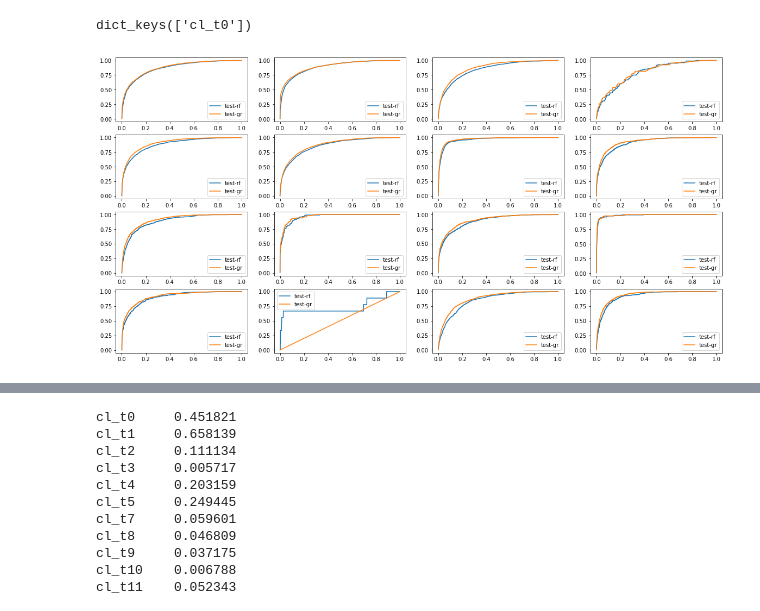
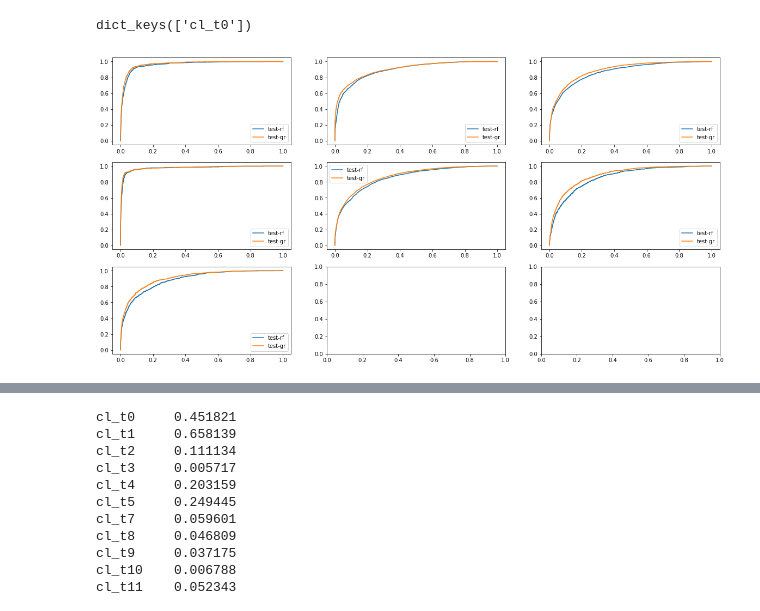
Before and after one commit to Myau5x/anti-recommender, a Jupyter notebook: predicting_cluster-10.ipynb, the cells around one changed output, grey strips where cells are left out. Drawn from its saved outputs; the diff is of its cells as text; code cells hidden in the pictures.

```diff
--- a/predicting_cluster-10.ipynb
+++ b/predicting_cluster-10.ipynb
@@ -61,6 +61,6 @@ biz_cl.shape
 # %%
 biz_cl['how_many_cl'] = 0
-for i in range (18):
+for i in range (10):
     col_new = 'cl_t'+str(i)
     biz_cl['how_many_cl'] += biz_cl[col_new]
 # %%
@@ -129,5 +123,5 @@ biz_cl1[colClust].corr()
 # %%
-mmm = biz_cl1[biz_cl1.columns[24:]].mean(axis = 0)
+mmm = biz_cl1[biz_cl1.columns[16:]].mean(axis = 0)
 # %%
 mmm.describe()
 # %% [output]
@@ -203,5 +206,5 @@ Index(['Unnamed: 0', 'business_id', 'RestaurantsPriceRange2', 'stars',
 # %%
-colPred = biz_cl2.columns[2:4].union( biz_cl2.columns[24:])
+colPred = biz_cl2.columns[2:4].union( biz_cl2.columns[16:])
 colPred
 # %% [output]
 Index(['Acai Bowls', 'Active Life', 'Afghan', 'African', 'American (New)',
@@ -223,9 +226,8 @@ biz_cl2.columns[2:5]
 # %% [output]
 Index(['RestaurantsPriceRange2', 'stars', 'review_count'], dtype='object')
 # %%
-colClust_n = ['cl_t0', 'cl_t1', 'cl_t2', 'cl_t3', 'cl_t4', 'cl_t5',  'cl_t7',
-       'cl_t8', 'cl_t9', 'cl_t10', 'cl_t11', 'cl_t12', 'cl_t13', 'cl_t14',
-        'cl_t16', 'cl_t17']
+colClust_n = ['cl_t0', 'cl_t1',  'cl_t3', 'cl_t4', 'cl_t5',
+       'cl_t8', 'cl_t9']
 # %%
 X = biz_cl2[colPred]
 ####
@@ -440,14 +439,14 @@ dict_keys(['cl_t0'])
 # %%
 2+2
 # %%
-fig, axs = plt.subplots(4,4, figsize = (20,10))
+fig, axs = plt.subplots(3,3, figsize = (20,10))
 for col, ax in zip(colClust_n, axs.flatten()):
     plot_roc_curve(Y_test[col], X_test, clust_model_rf[col], ax,  'test-rf')
     plot_roc_curve(Y_test[col], X_test, clust_model_gr[col], ax,  'test-gr')
 
     ax.legend()
 # %% [output]
-[figure, old version]
+[figure, new version]
 # %%
 for col in colClust_n:
     rf_auc = roc_auc_score(Y_test[col],  clust_model_rf[col].predict_proba(X_test)[:,1])
```
Also changed, not shown: parts of 28 cells of this notebook, 19 other files.
